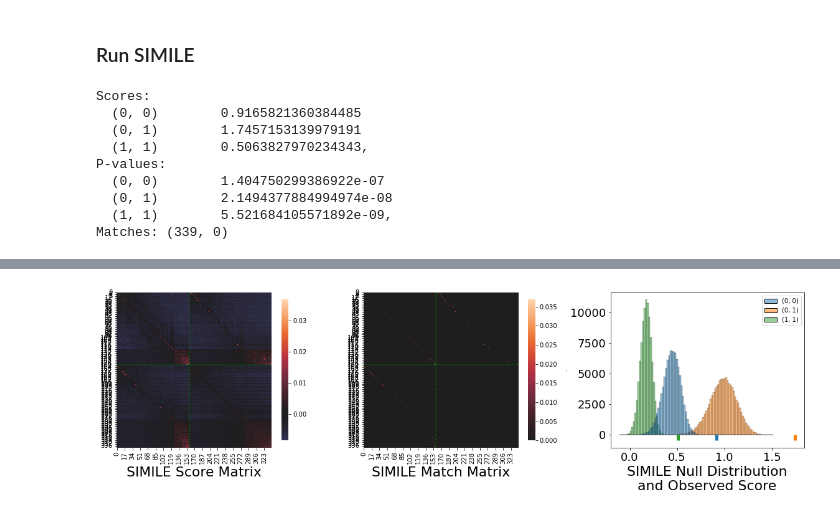
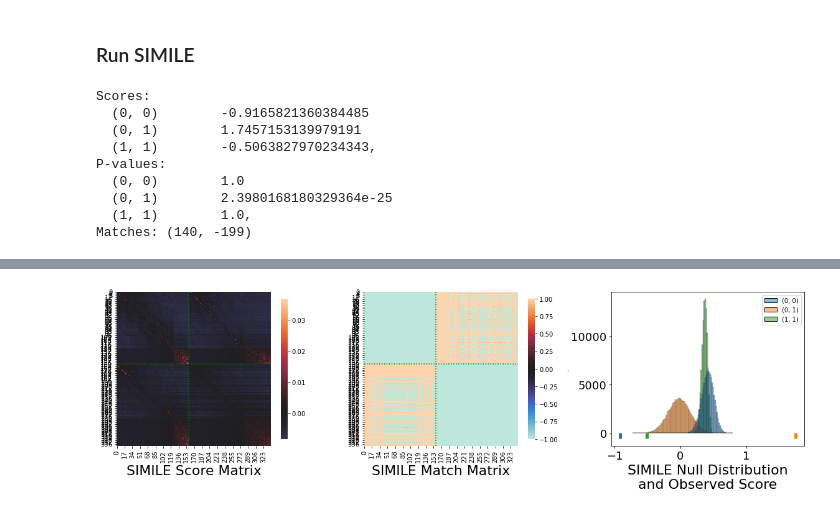
Before and after one commit to biorack/simile, a Jupyter notebook: simile-example.ipynb, the cells around one changed output, grey strips where cells are left out. Cells and saved outputs as stored; diff of their text form; code cells hidden in the pictures.

```diff
--- a/simile-example.ipynb
+++ b/simile-example.ipynb
@@ -153,7 +153,7 @@ ax[0].hlines(np.argwhere(spec_ids[:-1] != spec_ids[1:]).flatten()+1, 0, len(spec
 ax[0].set_aspect(1.0/ax[0].get_data_ratio(), adjustable='box')
 
 
-sns.heatmap(S*M.toarray()*C,
+sns.heatmap(C,
             cbar_kws={"shrink": .2},
             center=0,linewidths=0.0, rasterized=True, ax=ax[1])
 ax[1].xaxis.set_label_text('SIMILE Match Matrix', fontsize=22)
@@ -178,11 +178,11 @@ fig.tight_layout()
 fig.show()
 # %% [output]
 Scores:
-  (0, 0)        0.9165821360384485
+  (0, 0)        -0.9165821360384485
   (0, 1)        1.7457153139979191
-  (1, 1)        0.5063827970234343,
+  (1, 1)        -0.5063827970234343,
 P-values:
-  (0, 0)        1.404750299386922e-07
-  (0, 1)        2.1494377884994974e-08
-  (1, 1)        5.521684105571892e-09,
-Matches: (339, 0)
+  (0, 0)        1.0
+  (0, 1)        2.3980168180329364e-25
+  (1, 1)        1.0,
+Matches: (140, -199)
@@ -191,4 +191,4 @@ Wall time: 1.1 s
-[figure, old version]
+[figure, new version]
 # %%
 sml.matching_ions_report(S,M,C,mzs,pmzs).query('type=="pro"').sort_values('score',ascending=False).head(50)
 # %% [output]
```
Also changed, not shown: parts of 2 cells of this notebook, 1 other file.
